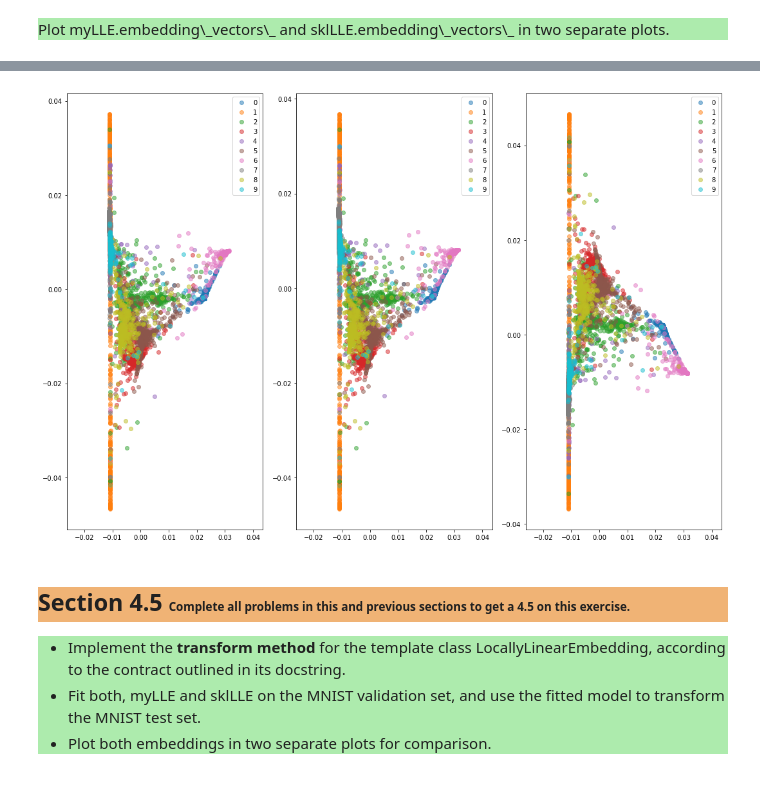
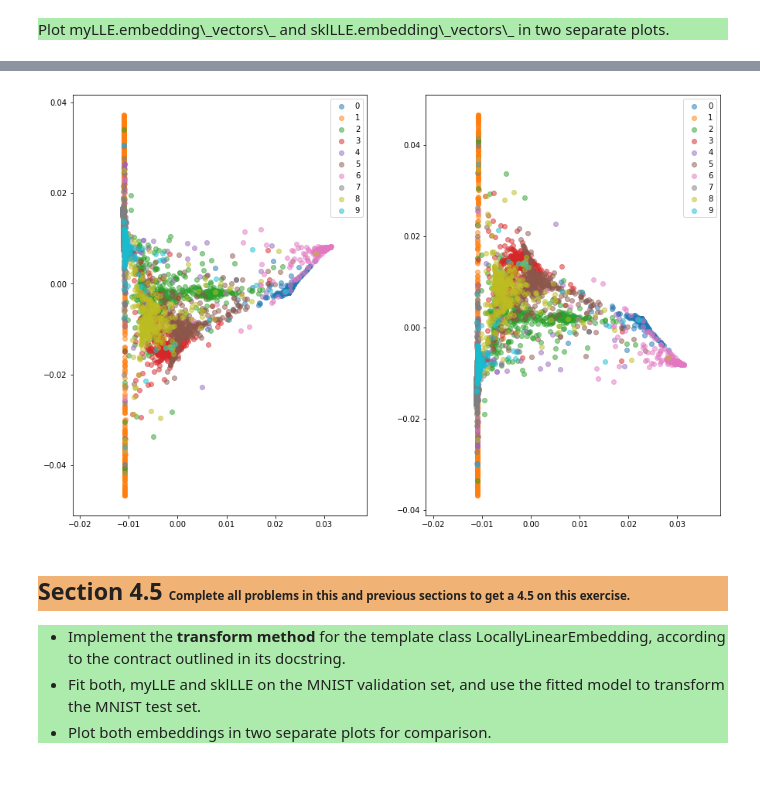
Before and after one commit to tdiggelm/eth-slt-ce-1, a Jupyter notebook: slt-ce-1.ipynb, the cells around one changed output, grey strips where cells are left out. Drawn from its saved outputs; the diff is of its cells as text; code cells hidden in the pictures.

```diff
--- a/slt-ce-1.ipynb
+++ b/slt-ce-1.ipynb
@@ -322,14 +346,12 @@ def plt_mnist(embedding, of="validation"):
 # %%
+# compare embedding vectors when dense eigensolver is used
 plt.figure(figsize=(15,10))
-plt.subplot(131)
+plt.subplot(121)
 plt_mnist(sklLLE.embedding_)
-plt.subplot(132)
-plt_mnist(myLLE.embedding_vectors_)
-plt.subplot(133)
+plt.subplot(122)
 plt_mnist(myLLEdense.embedding_vectors_)
-plt.tight_layout()
 # %% [output]
-[figure, old version]
+[figure, new version]
 # %% [markdown]
 <h2 style="background-color:#f0b375;"> Section 4.5
 <span style=font-size:50%> Complete all problems in this and previous sections to get a 4.5 on this exercise. </span>
```
Also changed, not shown: parts of 11 cells of this notebook.
